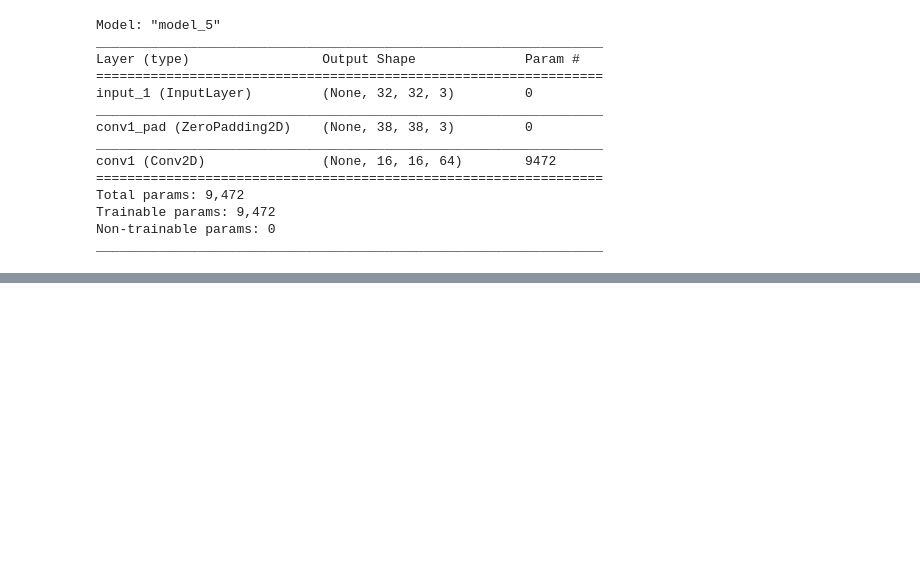
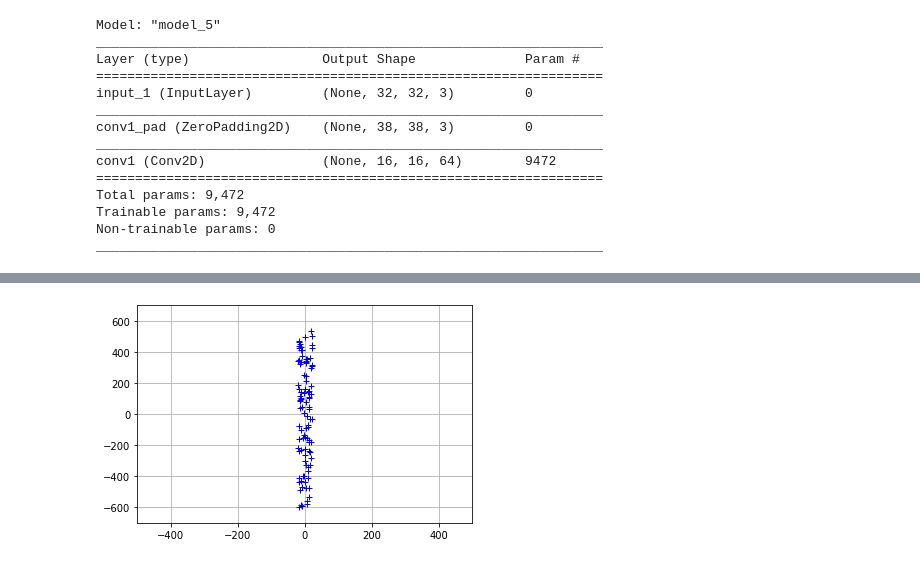
Before and after one commit to avizny2/CS529-ML-Final-Project, a Jupyter notebook: backend/model/feature_extrac_V1.ipynb, the cells around one changed output, grey strips where cells are left out. Cells and saved outputs as stored; diff of their text form; code cells hidden in the pictures; blank space fills up the shorter version.

```diff
--- a/backend/model/feature_extrac_V1.ipynb
+++ b/backend/model/feature_extrac_V1.ipynb
@@ -148,0 +181,8 @@ features = model_cut.predict(x)  # Assuming you have your images in x
+# %%
+X_new = tf.tensordot(tf.transpose(eigen_vectors), tf.transpose(normalized_data), axes=1)
+plt.plot(X_new[0, :], X_new[1, :], '+', color='b')
+plt.xlim(-500, 500)
+plt.ylim(-700, 700)
+plt.grid()
+# %% [output]
+[figure, added]
```
Also changed, not shown: parts of 3 cells of this notebook.
